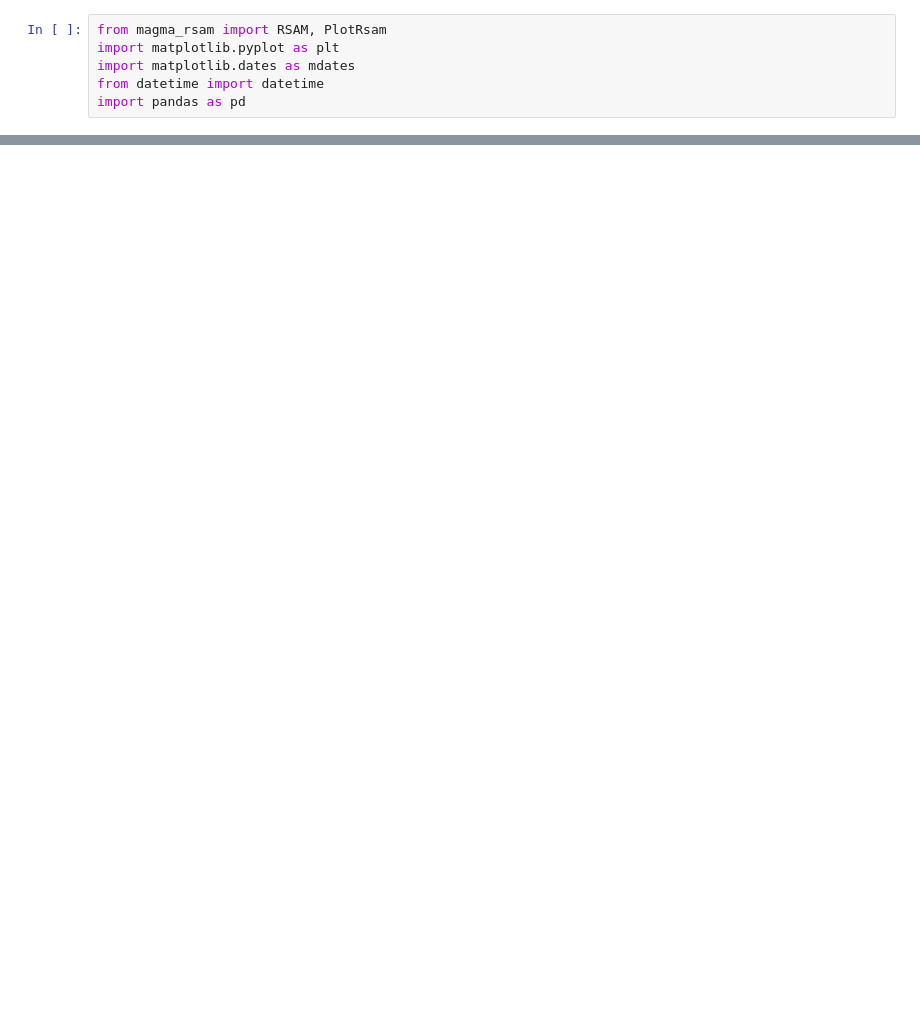
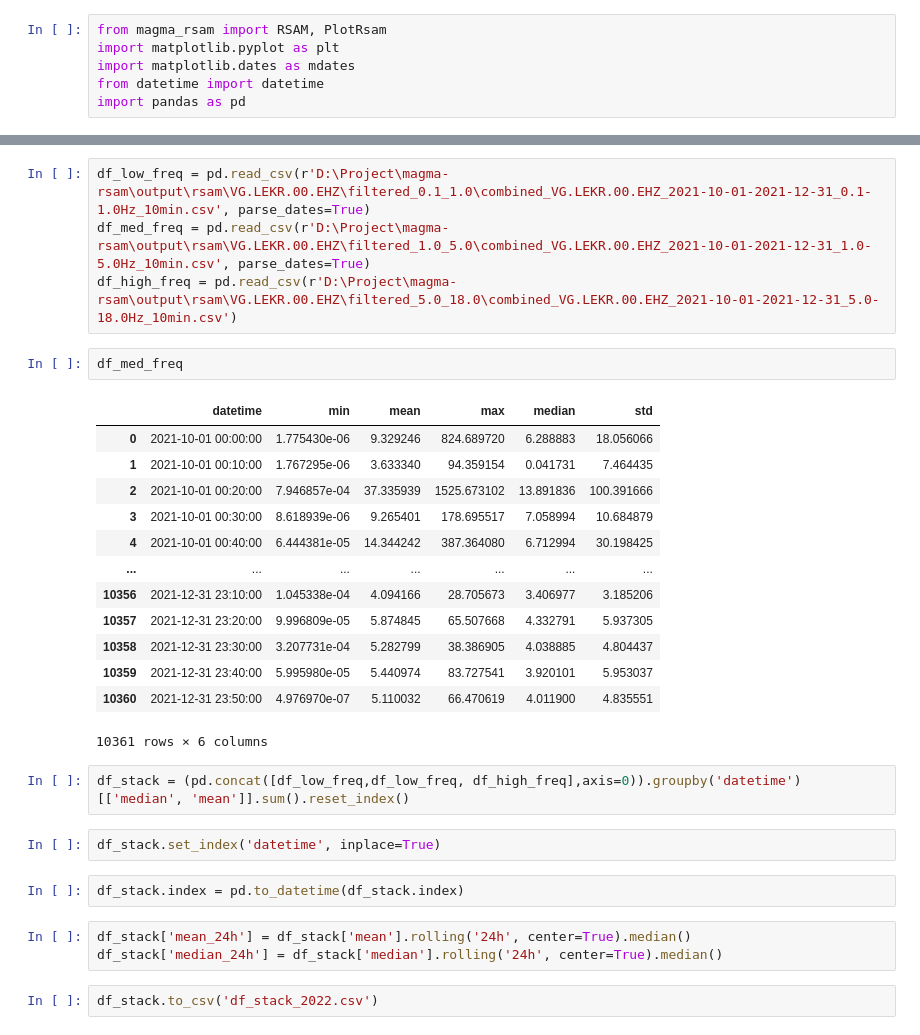
Before and after one commit to martanto/magma-rsam, a Jupyter notebook: main.ipynb, the cells around one changed output, grey strips where cells are left out. Saved outputs shown, nothing was run; the diff lists cells and outputs as text; blank space fills up the shorter version.

```diff
--- a/main.ipynb
+++ b/main.ipynb
@@ -92,0 +96,31 @@ plot_rsam.set_y_lim(y_min=0, y_max=1200).run(
+# %%
+df_low_freq = pd.read_csv(r'D:\Project\magma-rsam\output\rsam\VG.LEKR.00.EHZ\filtered_0.1_1.0\combined_VG.LEKR.00.EHZ_2021-10-01-2021-12-31_0.1-1.0Hz_10min.csv', parse_dates=True)
+df_med_freq = pd.read_csv(r'D:\Project\magma-rsam\output\rsam\VG.LEKR.00.EHZ\filtered_1.0_5.0\combined_VG.LEKR.00.EHZ_2021-10-01-2021-12-31_1.0-5.0Hz_10min.csv', parse_dates=True)
+df_high_freq = pd.read_csv(r'D:\Project\magma-rsam\output\rsam\VG.LEKR.00.EHZ\filtered_5.0_18.0\combined_VG.LEKR.00.EHZ_2021-10-01-2021-12-31_5.0-18.0Hz_10min.csv')
+# %%
+df_med_freq
+# %% [output]
+|  | datetime | min | mean | max | median | std |
+| 0 | 2021-10-01 00:00:00 | 1.775430e-06 | 9.329246 | 824.689720 | 6.288883 | 18.056066 |
+| 1 | 2021-10-01 00:10:00 | 1.767295e-06 | 3.633340 | 94.359154 | 0.041731 | 7.464435 |
+| 2 | 2021-10-01 00:20:00 | 7.946857e-04 | 37.335939 | 1525.673102 | 13.891836 | 100.391666 |
+| 3 | 2021-10-01 00:30:00 | 8.618939e-06 | 9.265401 | 178.695517 | 7.058994 | 10.684879 |
+| 4 | 2021-10-01 00:40:00 | 6.444381e-05 | 14.344242 | 387.364080 | 6.712994 | 30.198425 |
+| ... | ... | ... | ... | ... | ... | ... |
+| 10356 | 2021-12-31 23:10:00 | 1.045338e-04 | 4.094166 | 28.705673 | 3.406977 | 3.185206 |
+| 10357 | 2021-12-31 23:20:00 | 9.996809e-05 | 5.874845 | 65.507668 | 4.332791 | 5.937305 |
+| 10358 | 2021-12-31 23:30:00 | 3.207731e-04 | 5.282799 | 38.386905 | 4.038885 | 4.804437 |
+| 10359 | 2021-12-31 23:40:00 | 5.995980e-05 | 5.440974 | 83.727541 | 3.920101 | 5.953037 |
+| 10360 | 2021-12-31 23:50:00 | 4.976970e-07 | 5.110032 | 66.470619 | 4.011900 | 4.835551 |
+10361 rows × 6 columns
+# %%
+df_stack = (pd.concat([df_low_freq,df_low_freq, df_high_freq],axis=0)).groupby('datetime')[['median', 'mean']].sum().reset_index()
+# %%
+df_stack.set_index('datetime', inplace=True)
+# %%
+df_stack.index = pd.to_datetime(df_stack.index)
+# %%
+df_stack['mean_24h'] = df_stack['mean'].rolling('24h', center=True).median()
+df_stack['median_24h'] = df_stack['median'].rolling('24h', center=True).median()
+# %%
+df_stack.to_csv('df_stack_2022.csv')
```
Also changed, not shown: parts of 19 cells of this notebook, 2 other files.
